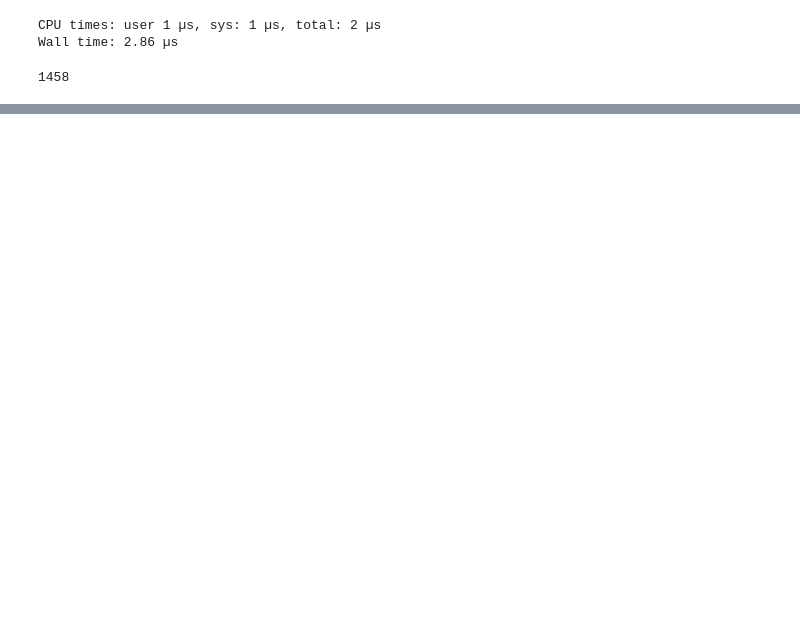
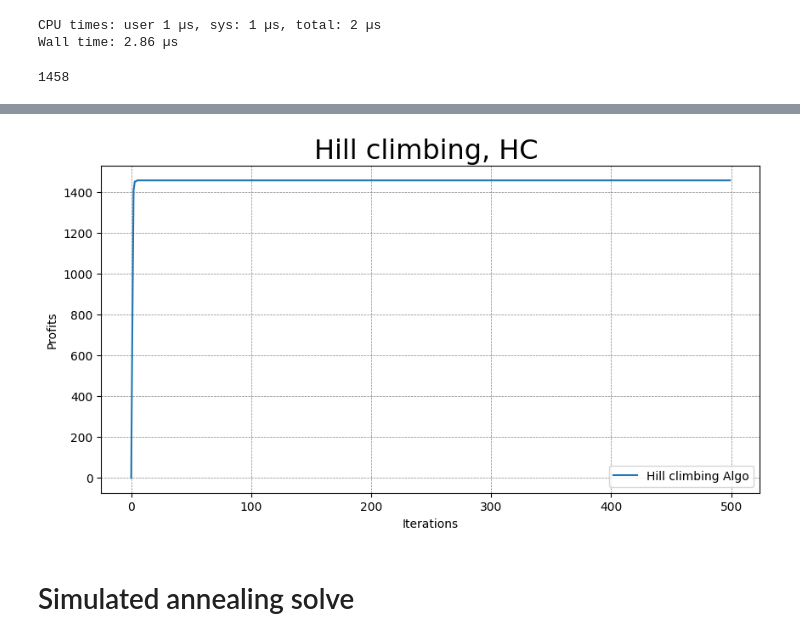
Before and after one commit to sc0210/AWINLAB_hw, a Jupyter notebook: Meta_heuristic Algorithm/01-knapstack.ipynb, the cells around one changed output, grey strips where cells are left out. Drawn from its saved outputs; the diff is of its cells as text; code cells hidden in the pictures; blank space fills up the shorter version.

Commit message:
3/22 Add Q2 solution HC_solve_01_knapsack_problem

```diff
--- a/Meta_heuristic Algorithm/01-knapstack.ipynb
+++ b/Meta_heuristic Algorithm/01-knapstack.ipynb
@@ -56,0 +145,36 @@ Wall time: 2.86 µs
+# %%
+condition = True # Flag for while-loop
+db = [] # Store each iterateion solution
+index, temp = 0, 0 # Temporary variables
+while condition:
+    # First iterative of HC
+    best_solution, best_fitness = hill_climbing()
+
+    # Find optimonal solution, either equal or greater than the previous one
+    if best_fitness >= temp:
+        db.append(best_fitness)
+        temp = best_fitness
+        index += 1
+
+    # 500 iterations
+    if index == 500:
+        condition = False
+# %%
+import matplotlib.pyplot as plt
+
+plt.figure(figsize=(10, 5))
+plt.grid(color = 'gray', linestyle = '--', linewidth = 0.5)
+
+plt.xlabel('Iterations')
+plt.ylabel('Profits')
+plt.title('Hill climbing, HC ',size='23')
+
+plt.plot(db, label='Hill climbing Algo')
+plt.legend(loc='lower right')
+plt.savefig('./01_knapsack_graphs.png')
+
+plt.show()
+# %% [output]
+[figure, added]
+# %% [markdown]
+# Simulated annealing solve
```
Also changed, not shown: parts of 4 cells of this notebook, 14 other files.
